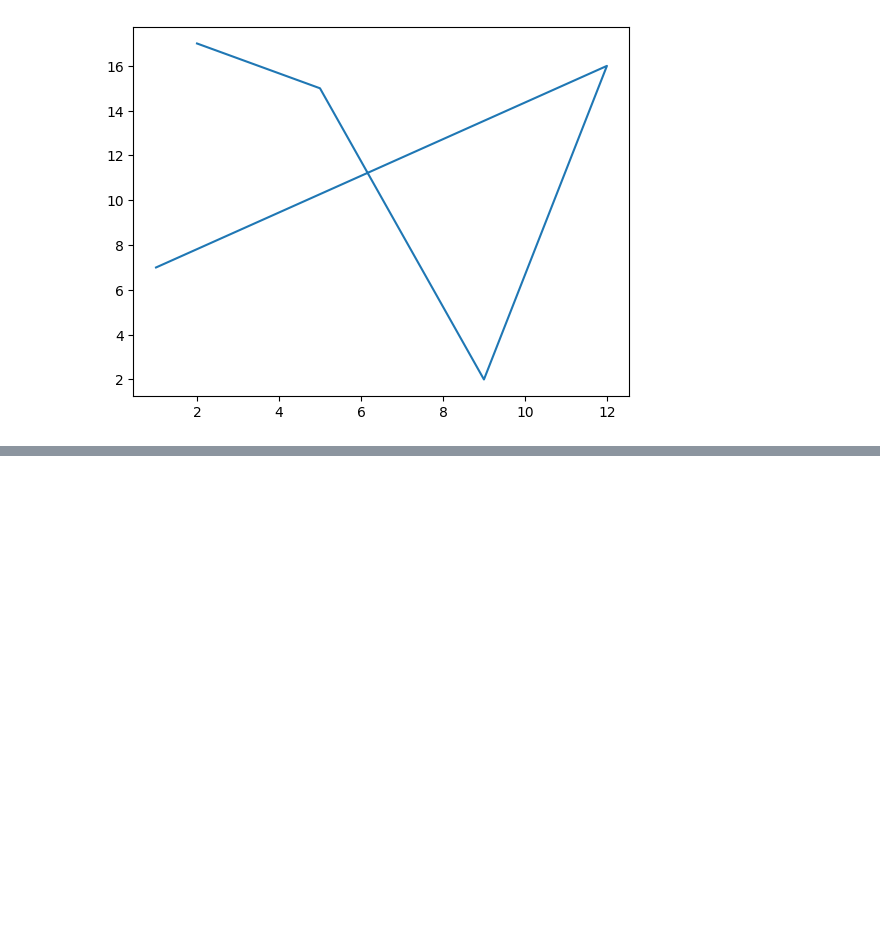
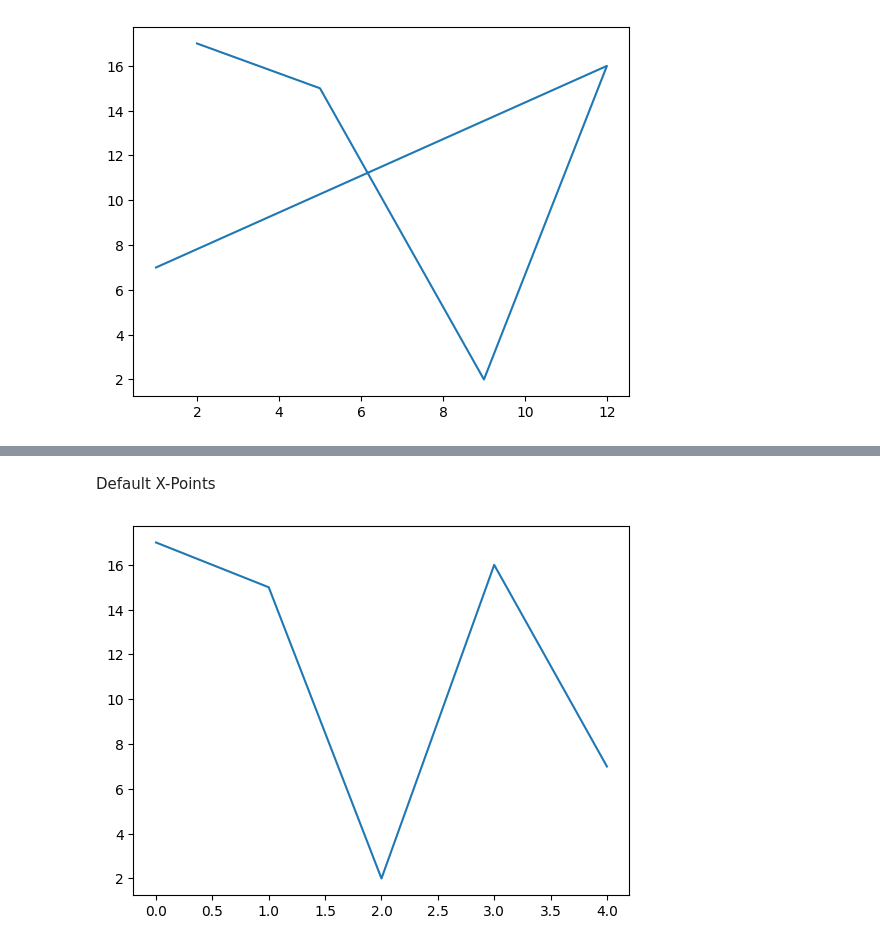
Before and after one commit to akash-ramasani/Exercise, a Jupyter notebook: Python/Python Libraries/Matplotlib/Basics.ipynb, the cells around one changed output, grey strips where cells are left out. Saved outputs shown, nothing was run; the diff lists cells and outputs as text; code cells hidden in the pictures; blank space fills up the shorter version.

```diff
--- a/Python/Python Libraries/Matplotlib/Basics.ipynb
+++ b/Python/Python Libraries/Matplotlib/Basics.ipynb
@@ -20,0 +28,7 @@ plt.show()
+# %% [markdown]
+Default X-Points
+# %%
+plt.plot(y_points) #If we did not specify the x-points, by default we will 0, 1, 2, 3 default values.
+plt.show()
+# %% [output]
+[figure, added]
```
Also changed, not shown: parts of 3 cells of this notebook.
